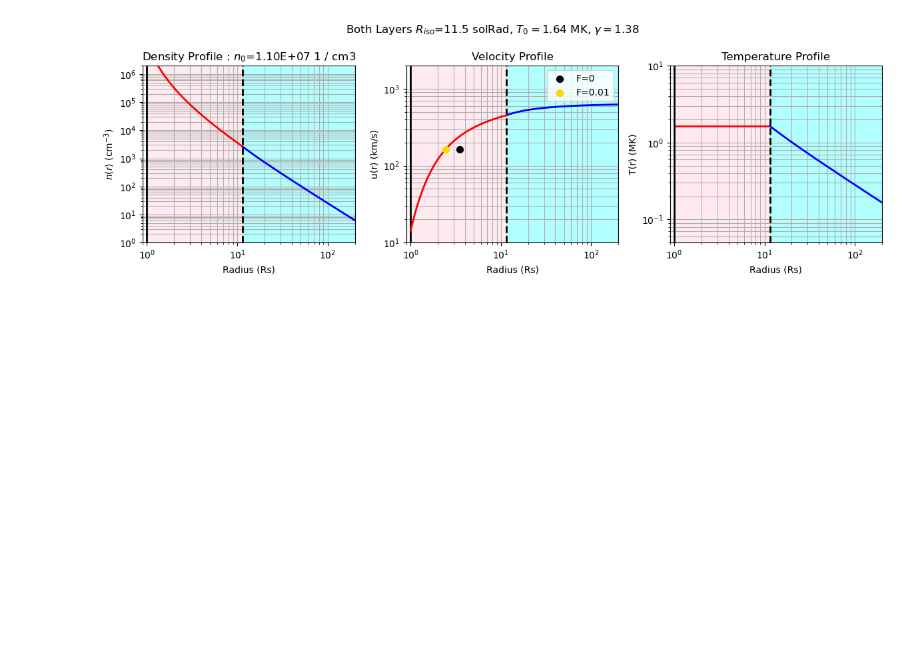
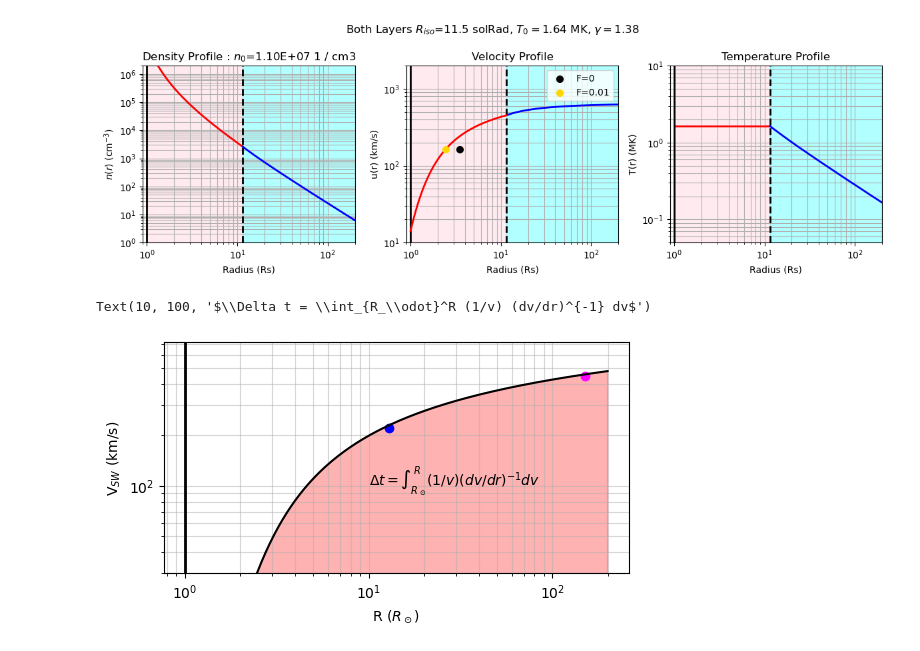
Before and after one commit to STBadman/ParkerSolarWind, a Jupyter notebook: ExampleNotebook.ipynb, the cells around one changed output. Saved outputs shown, nothing was run; the diff lists cells and outputs as text; code cells hidden in the pictures; blank space fills up the shorter version.

```diff
--- a/ExampleNotebook.ipynb
+++ b/ExampleNotebook.ipynb
@@ -231,3 +234,24 @@ sol = psw.solve_isothermal_layer_fext(
 fig,axes=psw.plot_isothermal_layer(sol,force_details = [mult,fext,ifext])
 # %% [output]
 [figure]
+# %%
+Rgrid = np.logspace(0,np.log10(200),200)*u.R_sun
+T0_arr = np.linspace(1,5,5)*u.MK
+iso_sols = [psw.solve_parker_isothermal(Rgrid,T0) for T0 in T0_arr]
+# %%
+fig,ax = plt.subplots(figsize=(6,3))
+ax.plot(iso_sols[0][0],iso_sols[0][2],color="black")
+ax.fill_between(iso_sols[0][0].value,iso_sols[0][2].value**0/5,iso_sols[0][2].value,color="red",alpha=0.3)
+ax.set_yscale("log")
+ax.set_xscale("log")
+ax.grid(which="both",alpha=0.5)
+ax.set_ylim(ymin=30)
+ax.scatter(13,220,color="blue")
+ax.scatter(150,450,color="magenta")
+ax.set_ylabel("V$_{SW}$ (km/s)")
+ax.set_xlabel("R ($R_\odot$)")
+ax.axvline(1,color="black",linewidth=2)
+ax.text(10,100,"$\Delta t = \int_{R_\odot}^R (1/v) (dv/dr)^{-1} dv$")
+# %% [output]
+Text(10, 100, '$\\Delta t = \\int_{R_\\odot}^R (1/v) (dv/dr)^{-1} dv$')
+[figure, added]
```
Also changed, not shown: parts of 3 cells of this notebook, 2 other files.
